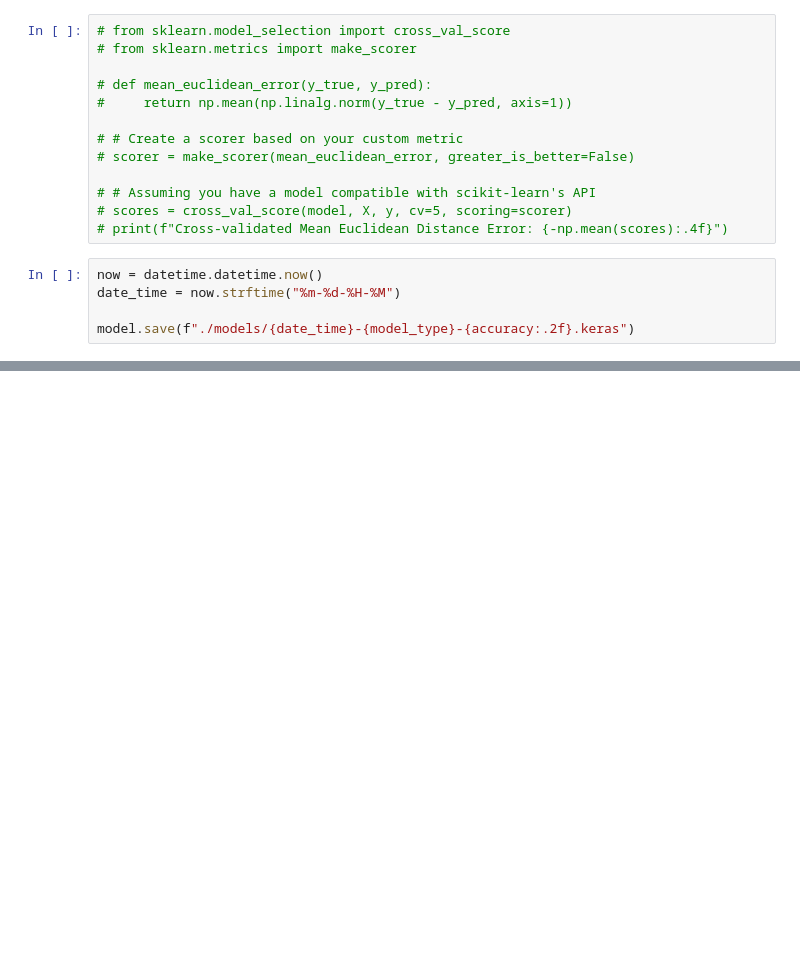
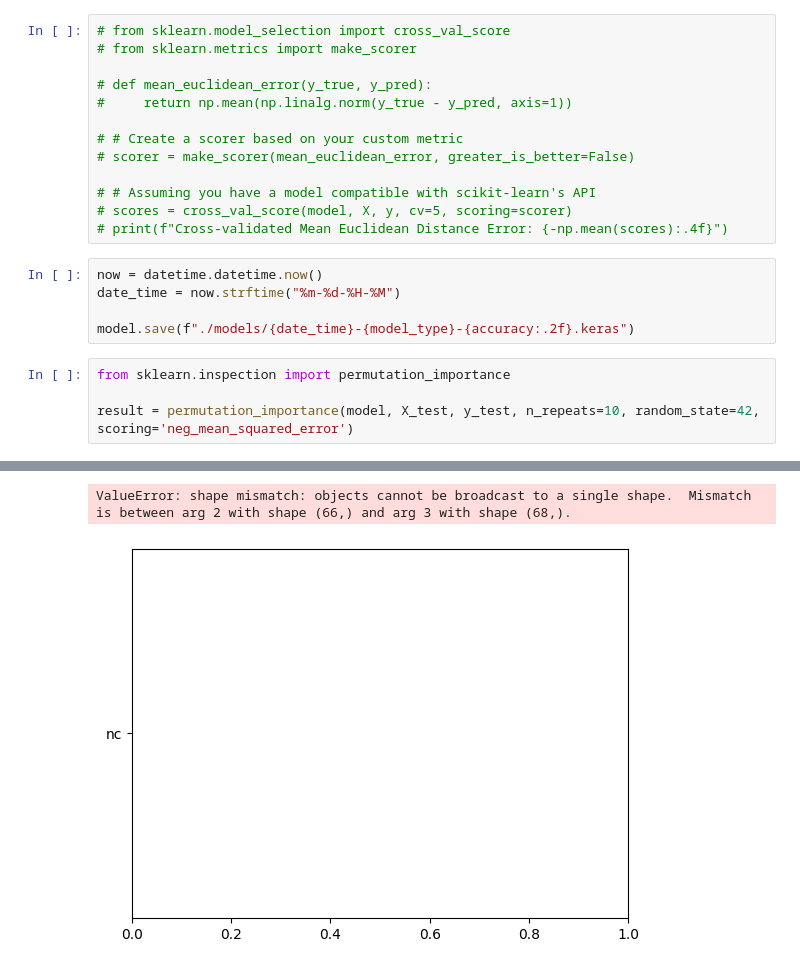
Before and after one commit to AX-0/wifi_localization, a Jupyter notebook: model_dnn.ipynb, the cells around one changed output, grey strips where cells are left out. Drawn from its saved outputs; the diff is of its cells as text; blank space fills up the shorter version.

Commit message:
feature importance analysis

```diff
--- a/model_dnn.ipynb
+++ b/model_dnn.ipynb
@@ -472,3 +472,8 @@ now = datetime.datetime.now()
 date_time = now.strftime("%m-%d-%H-%M")
 
 model.save(f"./models/{date_time}-{model_type}-{accuracy:.2f}.keras")
+# %%
+from sklearn.inspection import permutation_importance
+
+result = permutation_importance(model, X_test, y_test, n_repeats=10, random_state=42, scoring='neg_mean_squared_error')
+# %% [output]
@@ -474,0 +497,2 @@ model.save(f"./models/{date_time}-{model_type}-{accuracy:.2f}.keras")
+ValueError: shape mismatch: objects cannot be broadcast to a single shape.  Mismatch is between arg 2 with shape (66,) and arg 3 with shape (68,).
+[figure, added]
```
Also changed, not shown: parts of 2 cells of this notebook.
